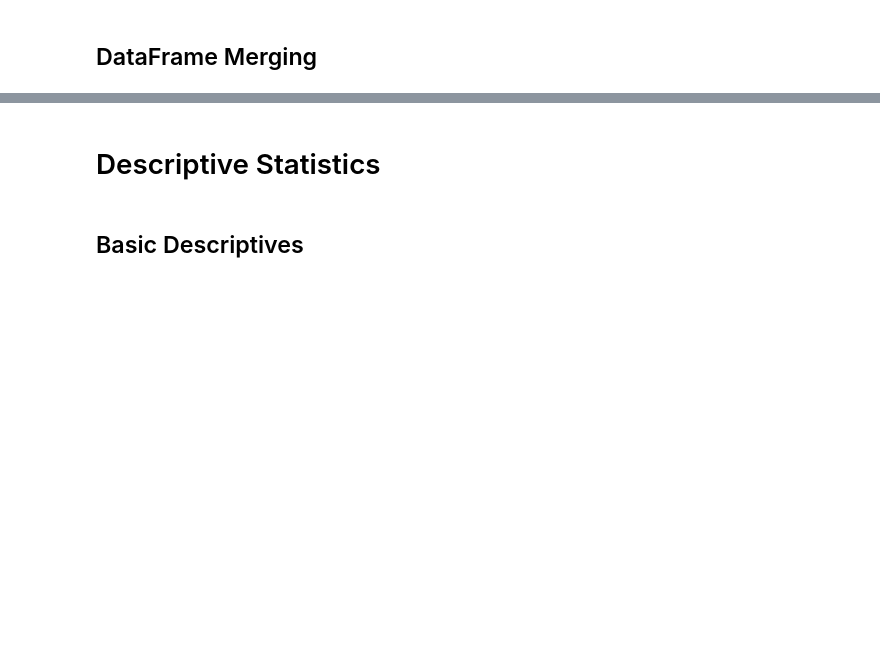
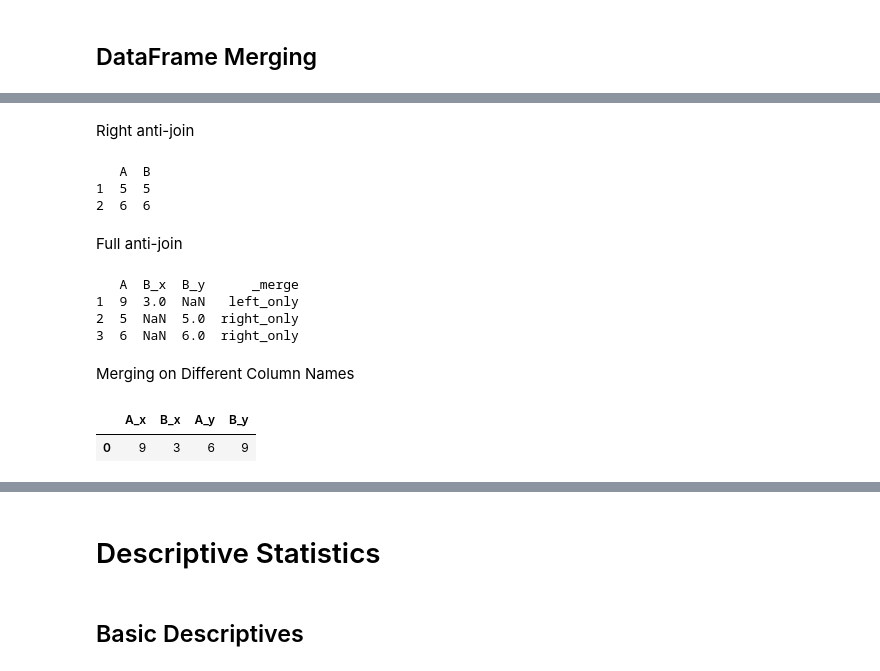
Before and after one commit to amohd63/ENCS5141-INTELLIGENT-SYSTEMS-LAB, a Jupyter notebook: LAB1.ipynb, the cells around one changed output, grey strips where cells are left out. Saved outputs shown, nothing was run; the diff lists cells and outputs as text; code cells hidden in the pictures; blank space fills up the shorter version.

```diff
--- a/LAB1.ipynb
+++ b/LAB1.ipynb
@@ -669,0 +892,30 @@ Task 14: Perform the concatenation in the above example along columns.
+# %% [markdown]
+Right anti-join
+# %%
+df3 = df1.merge(df2, on='A', how='right', indicator=True)
+df = df3.loc[df3['_merge'] == 'right_only', 'A']
+d = df2[df2['A'].isin(df)]
+print(d)
+# %% [output]
+   A  B
+1  5  5
+2  6  6
+# %% [markdown]
+Full anti-join
+# %%
+df3 = df1.merge(df2, on='A', how='outer', indicator=True)
+df = df3.loc[df3['_merge'] == 'both', 'A']
+d = df3[~df3['A'].isin(df)]
+print(d)
+# %% [output]
+   A  B_x  B_y      _merge
+1  9  3.0  NaN   left_only
+2  5  NaN  5.0  right_only
+3  6  NaN  6.0  right_only
+# %% [markdown]
+Merging on Different Column Names
+# %%
+df1.merge(df2, left_on='A', right_on='B')
+# %% [output]
+|  | A_x | B_x | A_y | B_y |
+| 0 | 9 | 3 | 6 | 9 |
```
Also changed, not shown: parts of 47 cells of this notebook.
